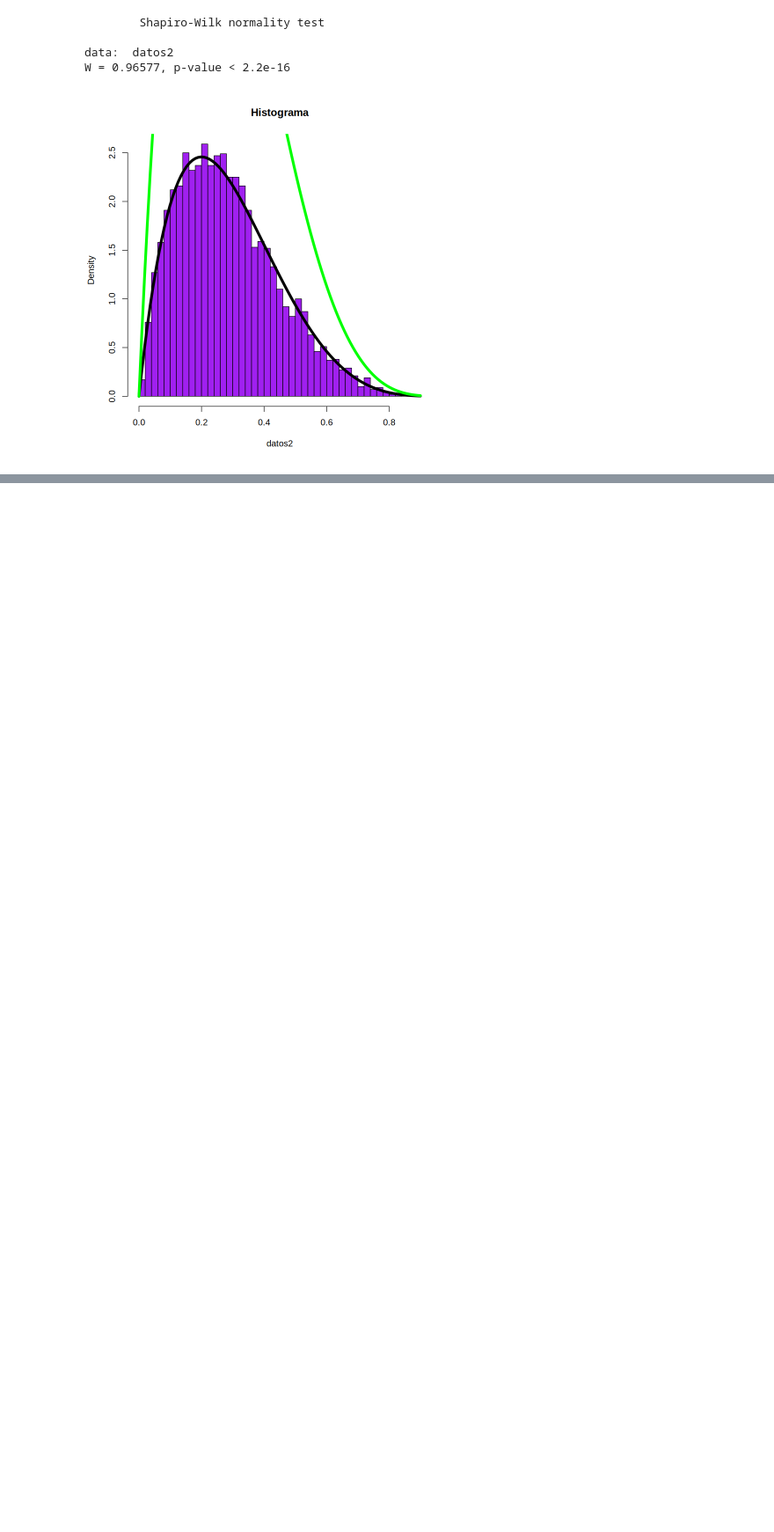
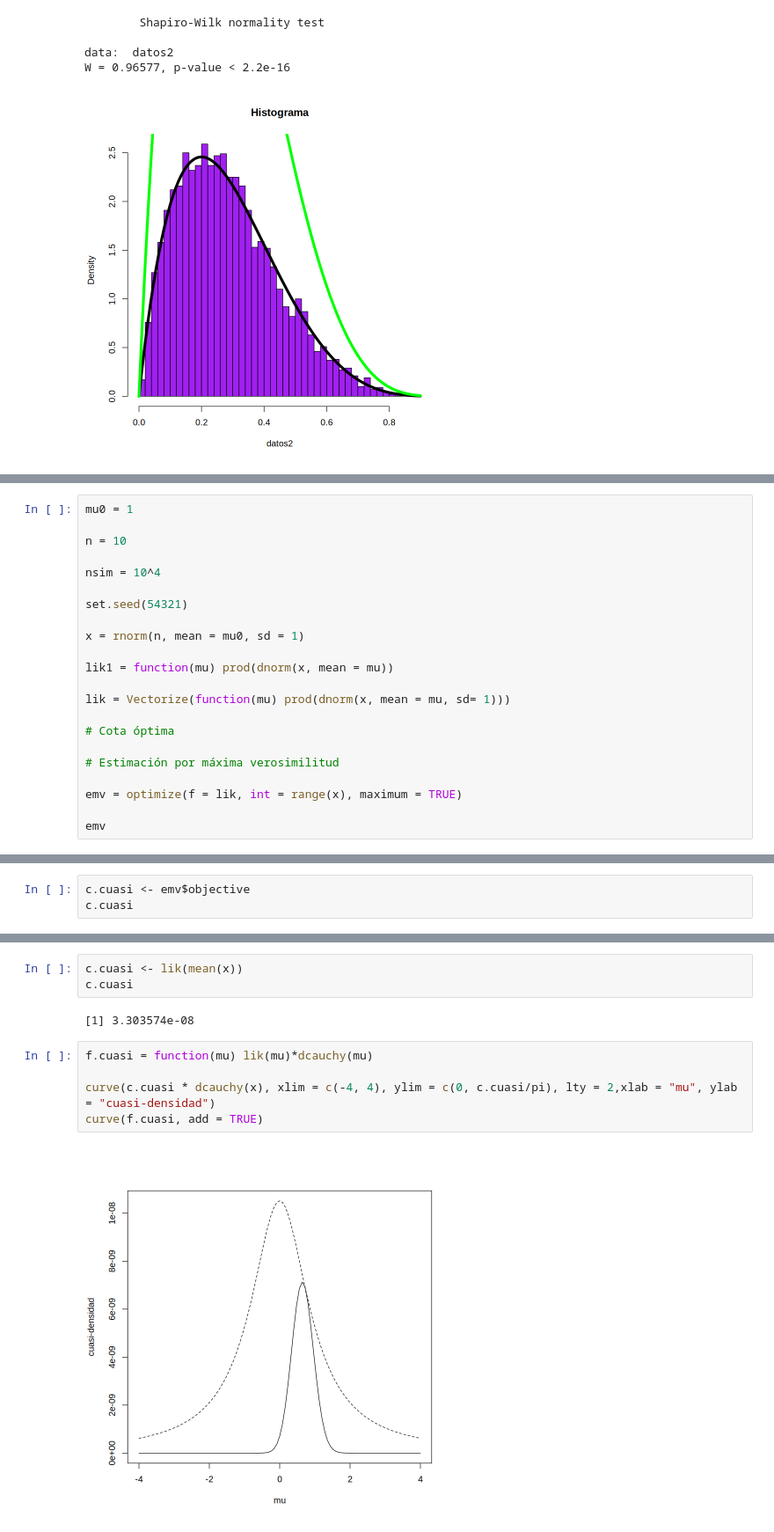
Before and after one commit to Nicolas-Bernal/Simulacion-Estadistica, a Jupyter notebook: Primer Corte/04_Metodo_aceptacion_y_rechazo.ipynb, the cells around one changed output, grey strips where cells are left out. Shown at 88% size. Saved outputs shown, nothing was run; the diff lists cells and outputs as text; blank space fills up the shorter version.

```diff
--- a/Primer Corte/04_Metodo_aceptacion_y_rechazo.ipynb
+++ b/Primer Corte/04_Metodo_aceptacion_y_rechazo.ipynb
@@ -240,0 +361,22 @@ W = 0.96577, p-value < 2.2e-16
+# %%
+mu0 = 1
+
+n = 10
+
+nsim = 10^4
+
+set.seed(54321)
+
+x = rnorm(n, mean = mu0, sd = 1)
+
+lik1 = function(mu) prod(dnorm(x, mean = mu))
+
+lik = Vectorize(function(mu) prod(dnorm(x, mean = mu, sd= 1)))
+
+# Cota óptima
+
+# Estimación por máxima verosimilitud
+
+emv = optimize(f = lik, int = range(x), maximum = TRUE)
+
+emv
@@ -240,0 +389,3 @@ W = 0.96577, p-value < 2.2e-16
+# %%
+c.cuasi <- emv$objective
+c.cuasi
@@ -240,0 +398,12 @@ W = 0.96577, p-value < 2.2e-16
+# %%
+c.cuasi <- lik(mean(x))
+c.cuasi
+# %% [output]
+[1] 3.303574e-08
+# %%
+f.cuasi = function(mu) lik(mu)*dcauchy(mu)
+
+curve(c.cuasi * dcauchy(x), xlim = c(-4, 4), ylim = c(0, c.cuasi/pi), lty = 2,xlab = "mu", ylab = "cuasi-densidad")
+curve(f.cuasi, add = TRUE)
+# %% [output]
+[figure, added]
```
Also changed, not shown: parts of 16 cells of this notebook.
